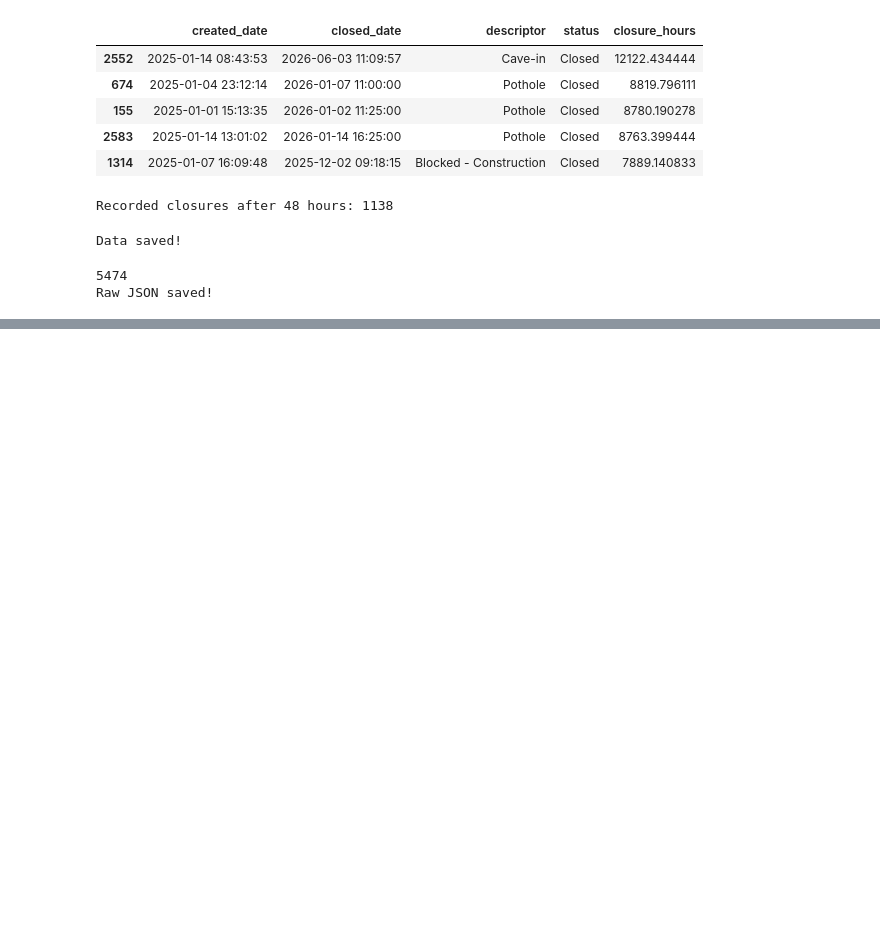
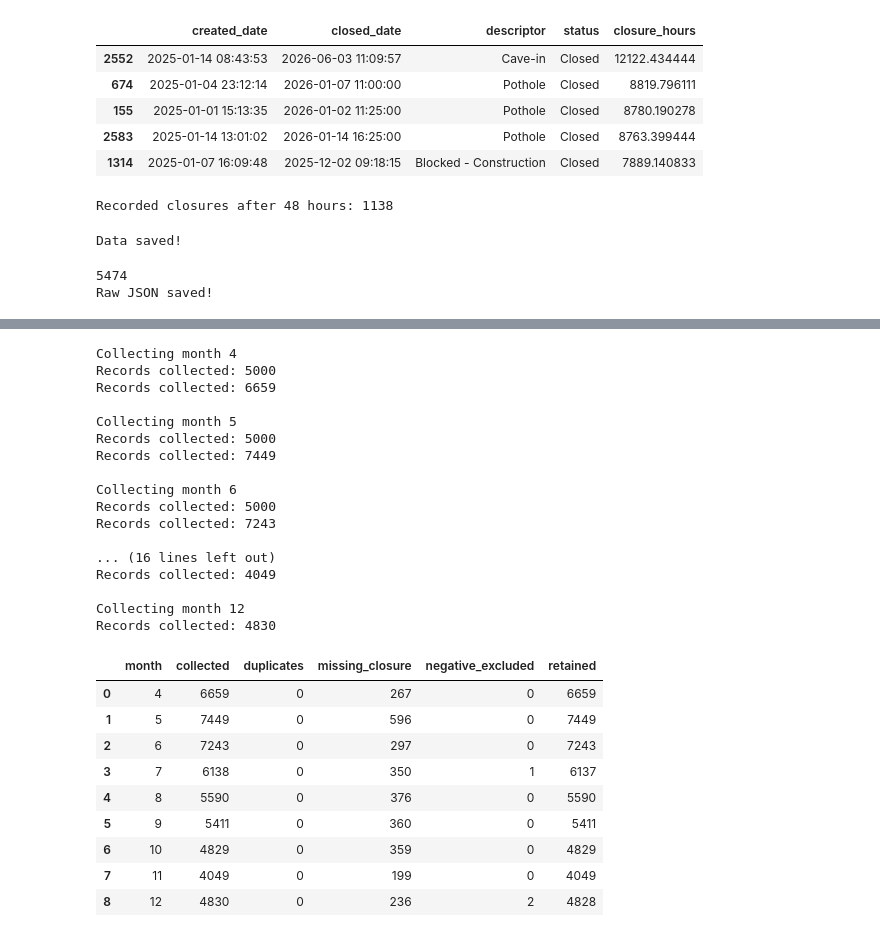
Before and after one commit to rengoku200/data1030-midterm-review, a Jupyter notebook: src/data_collection.ipynb, the cells around one changed output, grey strips where cells are left out. Cells and saved outputs as stored; diff of their text form; code cells hidden in the pictures; blank space fills up the shorter version.

Commit message:
Collect and clean all 2025 street-condition requests and label 48-hour closure outcomes

```diff
--- a/src/data_collection.ipynb
+++ b/src/data_collection.ipynb
@@ -252,0 +414,7 @@ Raw JSON saved!
+# %%
+march_records = collect_month(
+    "2025-03-01T00:00:00",
+    "2025-04-01T00:00:00"
+)
+
+march_df = pd.DataFrame(march_records)
@@ -252,0 +424,22 @@ Raw JSON saved!
+# %%
+#March Records
+
+with open("../data/street_conditions_march_2025_raw.json", "w") as file:
+    json.dump(march_records, file, indent=2)
+
+# Check duplicate IDs
+print("Duplicate IDs:",
+      march_df["unique_key"].duplicated().sum())
+
+# Convert dates and calculate closure hours
+march_df["created_date"] = pd.to_datetime(march_df["created_date"])
+march_df["closed_date"] = pd.to_datetime(march_df["closed_date"])
+
+time_difference = march_df["closed_date"] - march_df["created_date"]
+march_df["closure_hours"] = time_difference.dt.total_seconds() / 3600
+
+print("Missing closure dates:",
+      march_df["closed_date"].isna().sum())
+
+print("Negative closure times:",
+      (march_df["closure_hours"] < 0).sum())
@@ -252,0 +534,42 @@ Raw JSON saved!
+# %%
+monthly_checks = []
+
+for month in range(4, 13):
+    print(f"\nCollecting month {month}")
+    summary = process_month(2025, month)
+    monthly_checks.append(summary)
+
+checks_df = pd.DataFrame(monthly_checks)
+
+checks_df.to_csv("../data/monthly_checks_april_december_2025.csv",
+                 index=False)
+
+display(checks_df)
+# %% [output]
+Collecting month 4
+Records collected: 5000
+Records collected: 6659
+
+Collecting month 5
+Records collected: 5000
+Records collected: 7449
+
+Collecting month 6
+Records collected: 5000
+Records collected: 7243
+
+... (16 lines left out)
+Records collected: 4049
+
+Collecting month 12
+Records collected: 4830
+|  | month | collected | duplicates | missing_closure | negative_excluded | retained |
+| 0 | 4 | 6659 | 0 | 267 | 0 | 6659 |
+| 1 | 5 | 7449 | 0 | 596 | 0 | 7449 |
+| 2 | 6 | 7243 | 0 | 297 | 0 | 7243 |
+| 3 | 7 | 6138 | 0 | 350 | 1 | 6137 |
+| 4 | 8 | 5590 | 0 | 376 | 0 | 5590 |
+| 5 | 9 | 5411 | 0 | 360 | 0 | 5411 |
+| 6 | 10 | 4829 | 0 | 359 | 0 | 4829 |
+| 7 | 11 | 4049 | 0 | 199 | 0 | 4049 |
+| 8 | 12 | 4830 | 0 | 236 | 2 | 4828 |
```
Also changed, not shown: parts of 19 cells of this notebook, 26 other files.
